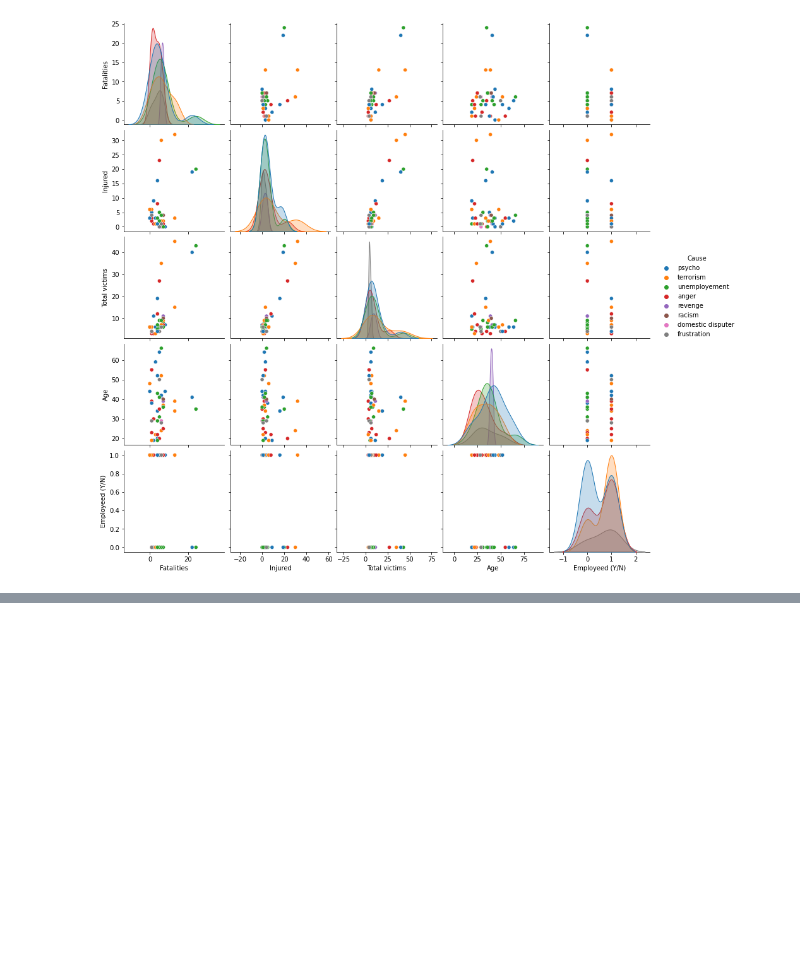
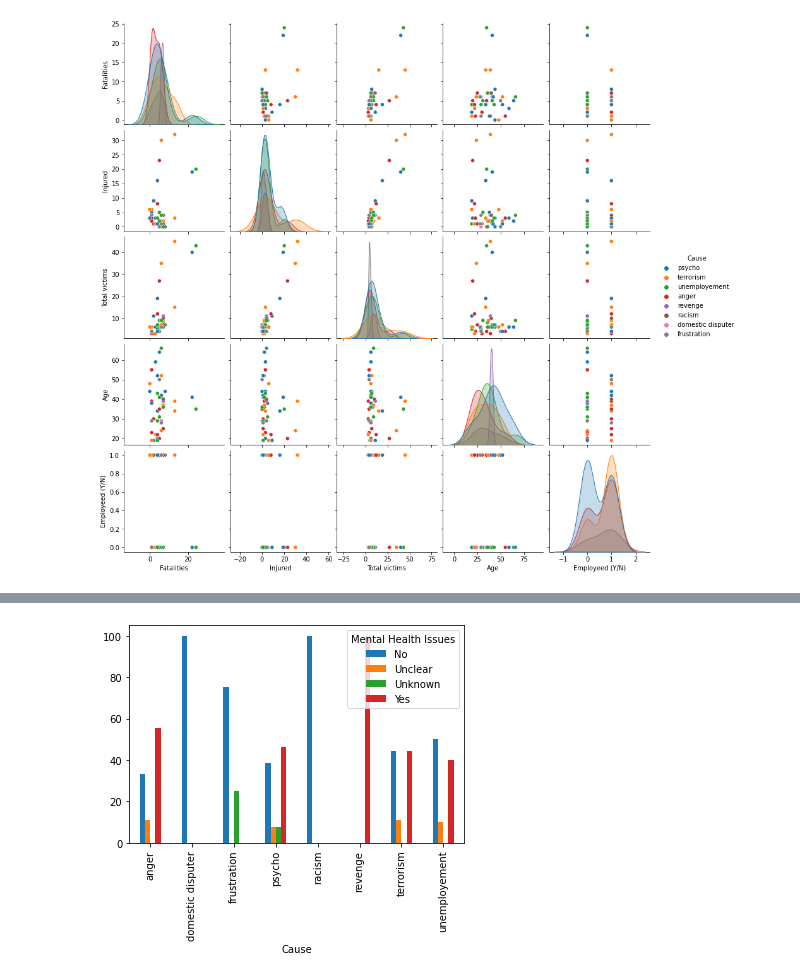
Before and after one commit to panxolopez/proyecto_mineria, a Jupyter notebook: proyecto.ipynb, the cells around one changed output, grey strips where cells are left out. Saved outputs shown, nothing was run; the diff lists cells and outputs as text; code cells hidden in the pictures; blank space fills up the shorter version.

Commit message:
graficos de barras agregados

```diff
--- a/proyecto.ipynb
+++ b/proyecto.ipynb
@@ -137,0 +175,8 @@ plot = deep_copy['Mental Health Issues'].value_counts().plot(kind='pie', autopct
+# %%
+
+# Gráfico de barras de salud mental segun causa
+plot = pd.crosstab(index=deep_copy['Cause'],
+            columns=deep_copy['Mental Health Issues']).apply(lambda r: r/r.sum() *100,
+                                              axis=1).plot(kind='bar')
+# %% [output]
+[figure, added]
```
Also changed, not shown: parts of 8 cells of this notebook.
